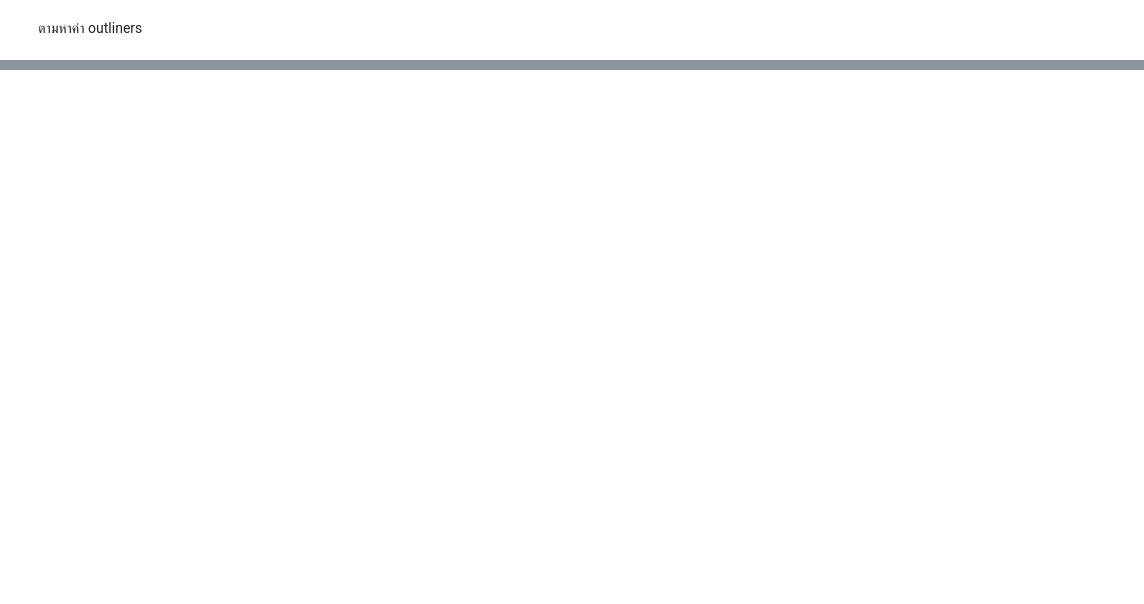
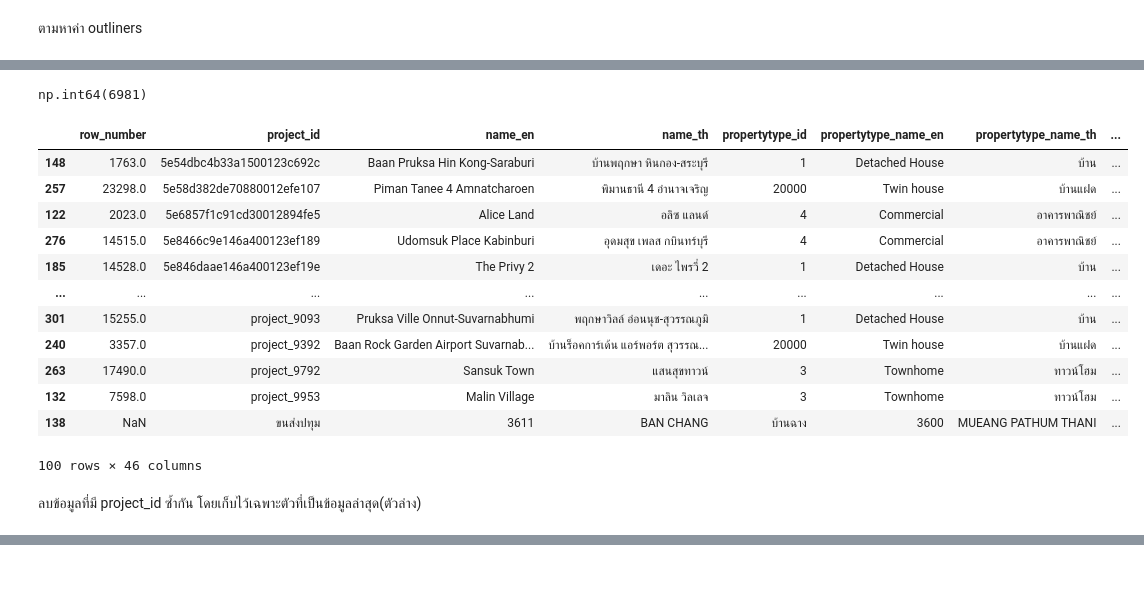
Before and after one commit to Konwalai1111/BSC_DPDM2025, a Jupyter notebook: Ch3_Data_Preprocessing.ipynb, the cells around one changed output, grey strips where cells are left out. Saved outputs shown, nothing was run; the diff lists cells and outputs as text; code cells hidden in the pictures; blank space fills up the shorter version.

Commit message:
Data Integration X + HW3

```diff
--- a/Ch3_Data_Preprocessing.ipynb
+++ b/Ch3_Data_Preprocessing.ipynb
@@ -428,0 +436,3 @@ flood[flood['gfd_area'] == outputbox['fliers'][0].get_xdata()[0]]
+# %%
+project_df = pd.read_csv('/content/drive/MyDrive/DPDM68/data/Copy of opendata_project-2.csv')
+project_df.head()
@@ -428,0 +468,3 @@ flood[flood['gfd_area'] == outputbox['fliers'][0].get_xdata()[0]]
+# %%
+unit_df = pd.read_csv('/content/drive/MyDrive/DPDM68/data/Copy of opendata_unittype-2.csv')
+unit_df.head()
@@ -428,0 +504,4 @@ flood[flood['gfd_area'] == outputbox['fliers'][0].get_xdata()[0]]
+# %%
+unit_df['project_id'].map(project_df.set_index('project_id')['name_th','propertytype_name_th',
+                                                             'neighborhood_name_th','subdistrict_name_th',
+                                                             'district_name_th','province_name_th'])
@@ -428,0 +510,2 @@ flood[flood['gfd_area'] == outputbox['fliers'][0].get_xdata()[0]]
+# %%
+unit_df['project_id'].map(project_df.set_index('project_id')['name_th'])
@@ -428,0 +540,23 @@ flood[flood['gfd_area'] == outputbox['fliers'][0].get_xdata()[0]]
+# %%
+project_df.duplicated(subset = ['project_id'], keep=False).sum()
+# %% [output]
+np.int64(6981)
+# %%
+project_df[project_df.duplicated(subset = ['project_id'], keep=False)].head(100).sort_values(by='project_id')
+# %% [output]
+|  | row_number | project_id | name_en | name_th | propertytype_id | propertytype_name_en | propertytype_name_th | ... |
+| 148 | 1763.0 | 5e54dbc4b33a1500123c692c | Baan Pruksa Hin Kong-Saraburi | บ้านพฤกษา หินกอง-สระบุรี | 1 | Detached House | บ้าน | ... |
+| 257 | 23298.0 | 5e58d382de70880012efe107 | Piman Tanee 4 Amnatcharoen | พิมานธานี 4 อำนาจเจริญ | 20000 | Twin house | บ้านแฝด | ... |
+| 122 | 2023.0 | 5e6857f1c91cd30012894fe5 | Alice Land | อลิซ แลนด์ | 4 | Commercial | อาคารพาณิชย์ | ... |
+| 276 | 14515.0 | 5e8466c9e146a400123ef189 | Udomsuk Place Kabinburi | อุดมสุข เพลส กบินทร์บุรี | 4 | Commercial | อาคารพาณิชย์ | ... |
+| 185 | 14528.0 | 5e846daae146a400123ef19e | The Privy 2 | เดอะ ไพรวี่ 2 | 1 | Detached House | บ้าน | ... |
+| ... | ... | ... | ... | ... | ... | ... | ... | ... |
+| 301 | 15255.0 | project_9093 | Pruksa Ville Onnut-Suvarnabhumi | พฤกษาวิลล์ อ่อนนุช-สุวรรณภูมิ | 1 | Detached House | บ้าน | ... |
+| 240 | 3357.0 | project_9392 | Baan Rock Garden Airport Suvarnab... | บ้านร็อคการ์เด้น แอร์พอร์ต สุวรรณ... | 20000 | Twin house | บ้านแฝด | ... |
+| 263 | 17490.0 | project_9792 | Sansuk Town | แสนสุขทาวน์ | 3 | Townhome | ทาวน์โฮม | ... |
+| 132 | 7598.0 | project_9953 | Malin Village | มาลิน วิลเลจ | 3 | Townhome | ทาวน์โฮม | ... |
+| 138 | NaN | ขนส่งปทุม | 3611 | BAN CHANG | บ้านฉาง | 3600 | MUEANG PATHUM THANI | ... |
+100 rows × 46 columns
+# %% [markdown]
+ลบข้อมูลที่มี project_id ซ้ำกัน
+โดยเก็บไว้เฉพาะตัวที่เป็นข้อมูลล่าสุด(ตัวล่าง)
```
Also changed, not shown: parts of 25 cells of this notebook.
